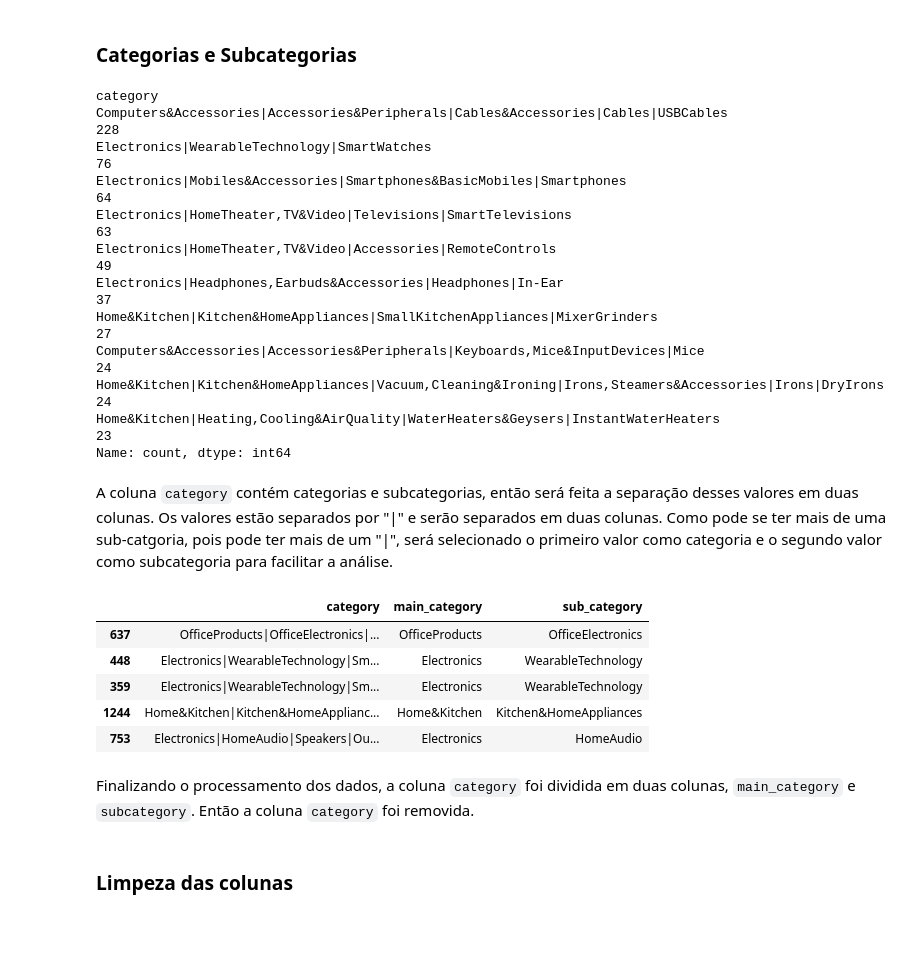
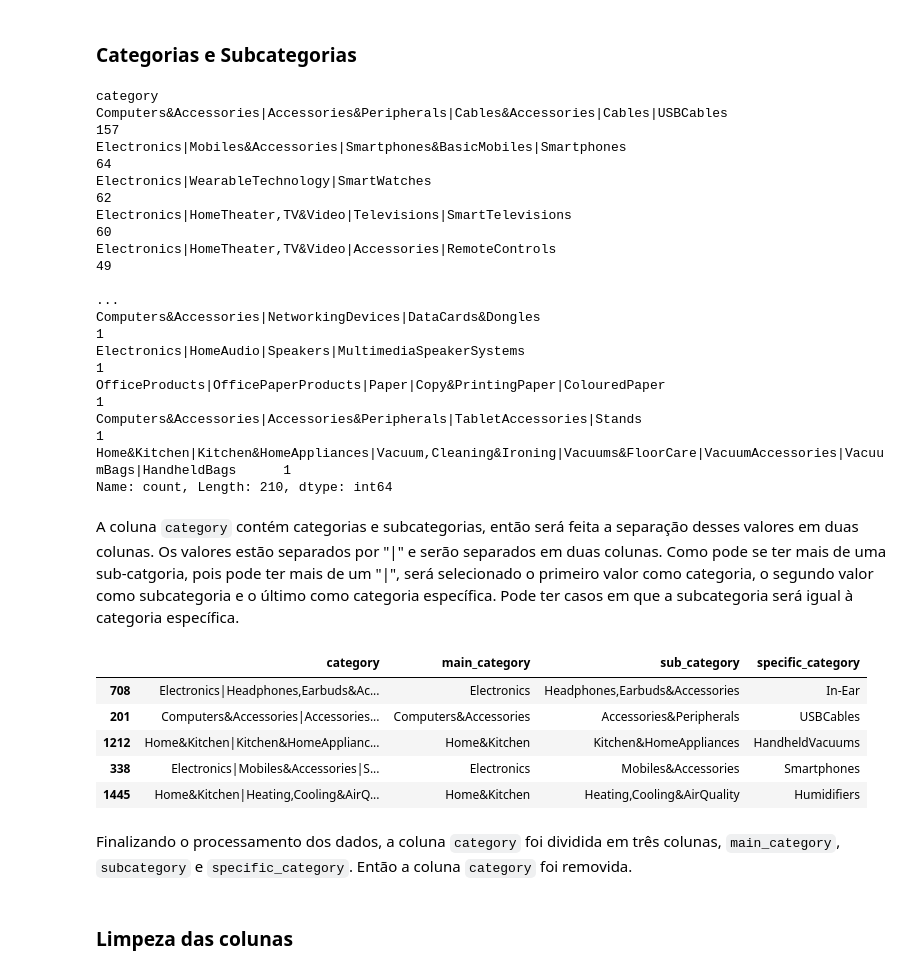
Before and after one commit to pedrochitarra/amazon-sales-dataset, a Jupyter notebook: eda.ipynb, the cells around one changed output. Cells and saved outputs as stored; diff of their text form; code cells hidden in the pictures; blank space fills up the shorter version.

```diff
--- a/eda.ipynb
+++ b/eda.ipynb
@@ -87,0 +131,2 @@ memory usage: 183.2+ KB
+# %%
+df = df.drop_duplicates("product_id")
@@ -301,38 +345,40 @@ df.head()
 # %% [markdown]
 ### Categorias e Subcategorias
 # %%
-df["category"].value_counts().head(10)
+df["category"].value_counts()
 # %% [output]
 category
-Computers&Accessories|Accessories&Peripherals|Cables&Accessories|Cables|USBCables                        228
-Electronics|WearableTechnology|SmartWatches                                                               76
-Electronics|Mobiles&Accessories|Smartphones&BasicMobiles|Smartphones                                      64
-Electronics|HomeTheater,TV&Video|Televisions|SmartTelevisions                                             63
-Electronics|HomeTheater,TV&Video|Accessories|RemoteControls                                               49
-Electronics|Headphones,Earbuds&Accessories|Headphones|In-Ear                                              37
-Home&Kitchen|Kitchen&HomeAppliances|SmallKitchenAppliances|MixerGrinders                                  27
-Computers&Accessories|Accessories&Peripherals|Keyboards,Mice&InputDevices|Mice                            24
-Home&Kitchen|Kitchen&HomeAppliances|Vacuum,Cleaning&Ironing|Irons,Steamers&Accessories|Irons|DryIrons     24
-Home&Kitchen|Heating,Cooling&AirQuality|WaterHeaters&Geysers|InstantWaterHeaters                          23
-Name: count, dtype: int64
+Computers&Accessories|Accessories&Peripherals|Cables&Accessories|Cables|USBCables                                          157
+Electronics|Mobiles&Accessories|Smartphones&BasicMobiles|Smartphones                                                        64
+Electronics|WearableTechnology|SmartWatches                                                                                 62
+Electronics|HomeTheater,TV&Video|Televisions|SmartTelevisions                                                               60
+Electronics|HomeTheater,TV&Video|Accessories|RemoteControls                                                                 49
+                                                                                                                          ...
+Computers&Accessories|NetworkingDevices|DataCards&Dongles                                                                    1
+Electronics|HomeAudio|Speakers|MultimediaSpeakerSystems                                                                      1
+OfficeProducts|OfficePaperProducts|Paper|Copy&PrintingPaper|ColouredPaper                                                    1
+Computers&Accessories|Accessories&Peripherals|TabletAccessories|Stands                                                       1
+Home&Kitchen|Kitchen&HomeAppliances|Vacuum,Cleaning&Ironing|Vacuums&FloorCare|VacuumAccessories|VacuumBags|HandheldBags      1
+Name: count, Length: 210, dtype: int64
 # %% [markdown]
-A coluna `category` contém categorias e subcategorias, então será feita a separação desses valores em duas colunas. Os valores estão separados por "|" e serão separados em duas colunas. Como pode se ter mais de uma sub-catgoria, pois pode ter mais de um "|", será selecionado o primeiro valor como categoria e o segundo valor como subcategoria para facilitar a análise.
+A coluna `category` contém categorias e subcategorias, então será feita a separação desses valores em duas colunas. Os valores estão separados por "|" e serão separados em duas colunas. Como pode se ter mais de uma sub-catgoria, pois pode ter mais de um "|", será selecionado o primeiro valor como categoria, o segundo valor como subcategoria e o último como categoria específica. Pode ter casos em que a subcategoria será igual à categoria específica.
 # %%
 df["main_category"] = df["category"].str.split("|").str[0]
 df["sub_category"] = df["category"].str.split("|").str[1]
+df["specific_category"] = df["category"].str.split("|").str[-1]
 # %%
-df[['category', 'main_category', 'sub_category']].sample(5)
+df[['category', 'main_category', 'sub_category', "specific_category"]].sample(5)
 # %% [output]
-|  | category | main_category | sub_category |
-| 637 | OfficeProducts|OfficeElectronics|... | OfficeProducts | OfficeElectronics |
-| 448 | Electronics|WearableTechnology|Sm... | Electronics | WearableTechnology |
-| 359 | Electronics|WearableTechnology|Sm... | Electronics | WearableTechnology |
-| 1244 | Home&Kitchen|Kitchen&HomeApplianc... | Home&Kitchen | Kitchen&HomeAppliances |
-| 753 | Electronics|HomeAudio|Speakers|Ou... | Electronics | HomeAudio |
+|  | category | main_category | sub_category | specific_category |
+| 708 | Electronics|Headphones,Earbuds&Ac... | Electronics | Headphones,Earbuds&Accessories | In-Ear |
+| 201 | Computers&Accessories|Accessories... | Computers&Accessories | Accessories&Peripherals | USBCables |
+| 1212 | Home&Kitchen|Kitchen&HomeApplianc... | Home&Kitchen | Kitchen&HomeAppliances | HandheldVacuums |
+| 338 | Electronics|Mobiles&Accessories|S... | Electronics | Mobiles&Accessories | Smartphones |
+| 1445 | Home&Kitchen|Heating,Cooling&AirQ... | Home&Kitchen | Heating,Cooling&AirQuality | Humidifiers |
 # %%
 df = df.drop(columns=["category"])
 # %% [markdown]
-Finalizando o processamento dos dados, a coluna `category` foi dividida em duas colunas, `main_category` e `subcategory`. Então a coluna `category` foi removida.
+Finalizando o processamento dos dados, a coluna `category` foi dividida em três colunas, `main_category`, `subcategory` e `specific_category`. Então a coluna `category` foi removida.
 # %% [markdown]
 ### Limpeza das colunas
 # %% [markdown]
```
Also changed, not shown: parts of 52 cells of this notebook.
